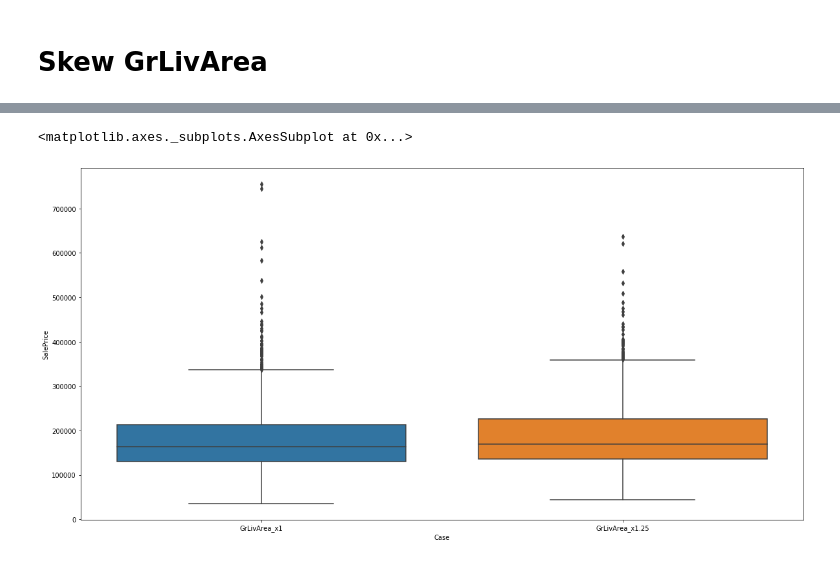
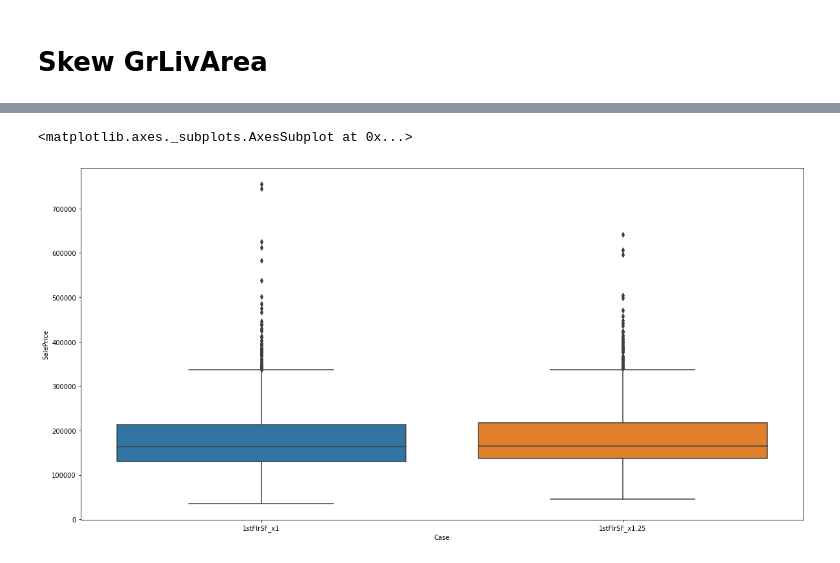
Before and after one commit to lorenzom21/housing_prices, a Jupyter notebook: main.ipynb, the cells around one changed output, grey strips where cells are left out. Cells and saved outputs as stored; diff of their text form; code cells hidden in the pictures.

```diff
--- a/main.ipynb
+++ b/main.ipynb
@@ -24,3 +25,10 @@ plt.rcParams['figure.figsize'] = [10, 5]
 #load data
 test_data = pd.read_csv("data/test.csv")
 train_data = pd.read_csv("data/train.csv")
+# %%
+plt.rcParams['figure.figsize'] = [10, 20]
+sns.histplot(data=train_data, x='MSZoning')
+plt.ylabel('Count',fontsize=20)
+plt.yticks(fontsize=20)
+plt.xlabel('Zone', fontsize=16)
+plt.xticks(rotation=45, fontsize=25)
@@ -95,7 +111,7 @@ sns.displot(train_data, x ='LogSalePrice')
 <seaborn.axisgrid.FacetGrid at 0x...>
 [figure]
 # %%
-train_data.drop(['PoolQC','MiscFeature','Alley','Fence','FireplaceQu','LotFrontage','GarageYrBlt'],inplace=True,axis=1)
+train_data.drop(['PoolQC','MiscFeature','Alley','Fence','FireplaceQu','LotFrontage','GarageYrBlt','TotalBsmtSF','GrLivArea','GarageArea'],inplace=True,axis=1)
 # %%
 train_data.info()
 # %% [output]
@@ -631,31 +646,30 @@ OverallQual_skew_df.groupby(['Neighborhood','Case']).mean()[['LogSalePrice','Sal
 # %% [markdown]
 # Skew GrLivArea
 # %%
-
-GrLivArea_skew_df = X_train[['Id','GrLivArea']].sort_values(by='Id').copy()
-GrLivArea_skew_df['Case']='GrLivArea_x1'
-GrLivArea_skew_df['LogSalePrice'] = y_train
-GrLivArea_skew_df = pd.merge(GrLivArea_skew_df,train_data_raw[['Id','Neighborhood']],how='inner', on='Id')
+Floor1SF_skew_df = X_train[['Id','1stFlrSF']].sort_values(by='Id').copy()
+Floor1SF_skew_df['Case']='1stFlrSF_x1'
+Floor1SF_skew_df['LogSalePrice'] = y_train
+Floor1SF_skew_df = pd.merge(Floor1SF_skew_df,train_data_raw[['Id','Neighborhood']],how='inner', on='Id')
 
 
-append_df_base = GrLivArea_skew_df.copy()
+append_df_base = Floor1SF_skew_df.copy()
 X_train_skew_base = X_train.sort_values(by='Id').copy()
 
 #increase area by 25%
 X_train_skew = X_train_skew_base.copy()
-X_train_skew['GrLivArea']*=1.25
+X_train_skew['1stFlrSF']*=1.25
 append_df = append_df_base.copy()
 
-append_df.drop('GrLivArea',axis=1,inplace=True)
-append_df=pd.merge(append_df, X_train_skew[['Id','GrLivArea']], on='Id')
+append_df.drop('1stFlrSF',axis=1,inplace=True)
+append_df=pd.merge(append_df, X_train_skew[['Id','1stFlrSF']], on='Id')
 
-append_df['Case'] = "GrLivArea_x1.25"
+append_df['Case'] = "1stFlrSF_x1.25"
 prediction_df =pd.DataFrame({"Id":X_train_skew['Id'],"LogSalePrice":tree_model_opt.predict(X_train_skew) })
 append_df.drop('LogSalePrice',axis=1,inplace=True)
 append_df=pd.merge(append_df, prediction_df, on='Id')
 
-GrLivArea_skew_df = GrLivArea_skew_df.append(append_df, sort=True).copy()
-GrLivArea_skew_df['SalePrice']=[math.exp(x) for x in GrLivArea_skew_df['LogSalePrice']]
+Floor1SF_skew_df = Floor1SF_skew_df.append(append_df, sort=True).copy()
+Floor1SF_skew_df['SalePrice']=[math.exp(x) for x in Floor1SF_skew_df['LogSalePrice']]
 
-GrLivArea_skew_df
+Floor1SF_skew_df
 # %% [output]
@@ -691,7 +689,7 @@ GrLivArea_skew_df
 # %%
 plt.rcParams['figure.figsize'] = [20, 10]
-sns.boxplot(data=GrLivArea_skew_df,x='Case', y = 'SalePrice')
+sns.boxplot(data=Floor1SF_skew_df,x='Case', y = 'SalePrice')
 # %% [output]
 <matplotlib.axes._subplots.AxesSubplot at 0x...>
-[figure, old version]
+[figure, new version]
 # %%
```
Also changed, not shown: parts of 45 cells of this notebook.
